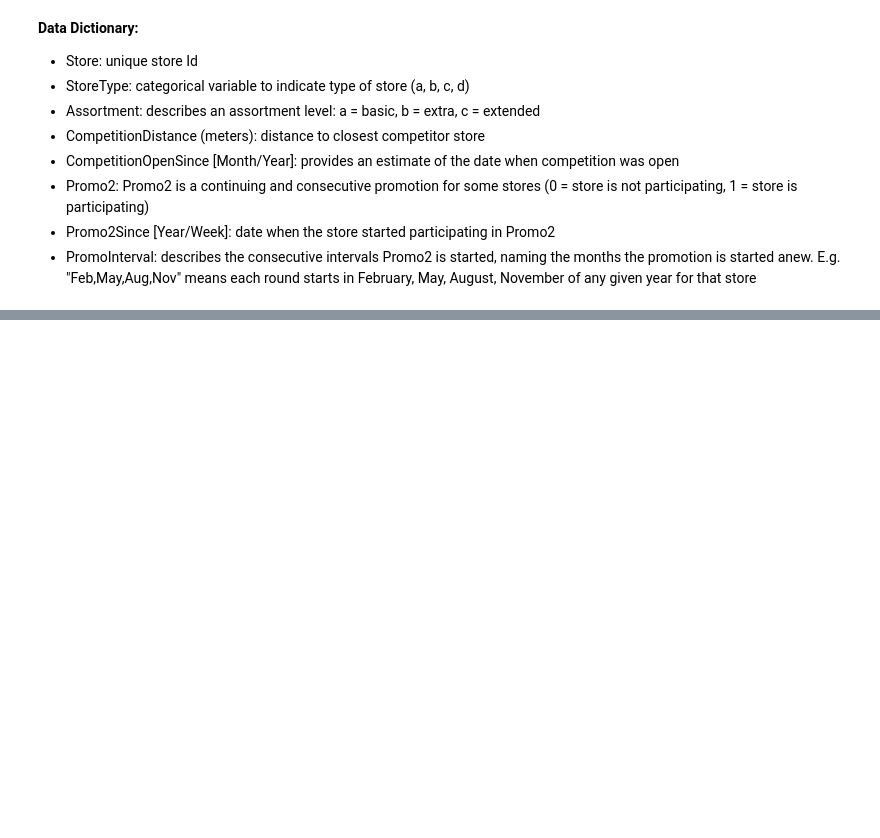
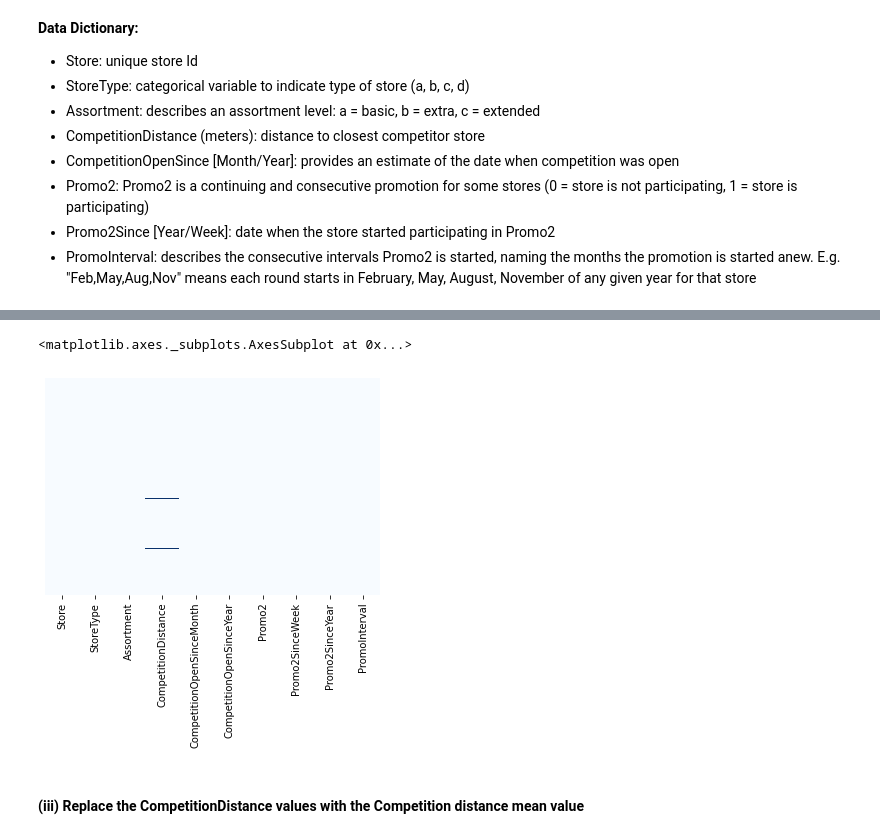
Before and after one commit to Panostam/Sales_Department_Project, a Jupyter notebook: Forecast_Project.ipynb, the cells around one changed output, grey strips where cells are left out. Drawn from its saved outputs; the diff is of its cells as text; code cells hidden in the pictures; blank space fills up the shorter version.

```diff
--- a/Forecast_Project.ipynb
+++ b/Forecast_Project.ipynb
@@ -126,0 +229,7 @@ store_info_df.describe()
+# %%
+sns.heatmap(store_info_df.isnull(),yticklabels=False, cbar=False, cmap='Blues')
+# %% [output]
+<matplotlib.axes._subplots.AxesSubplot at 0x...>
+[figure, added]
+# %% [markdown]
+#### (iii) Replace the CompetitionDistance values with the Competition distance mean value
```
Also changed, not shown: parts of 54 cells of this notebook.
